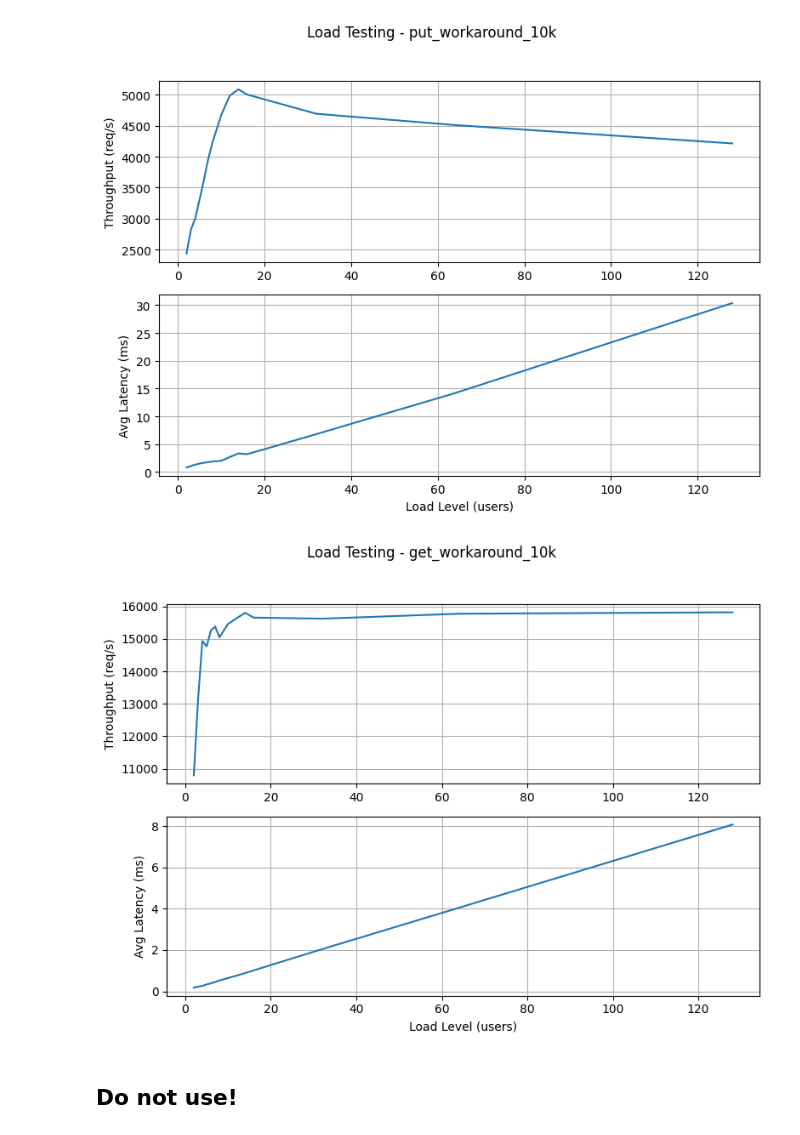
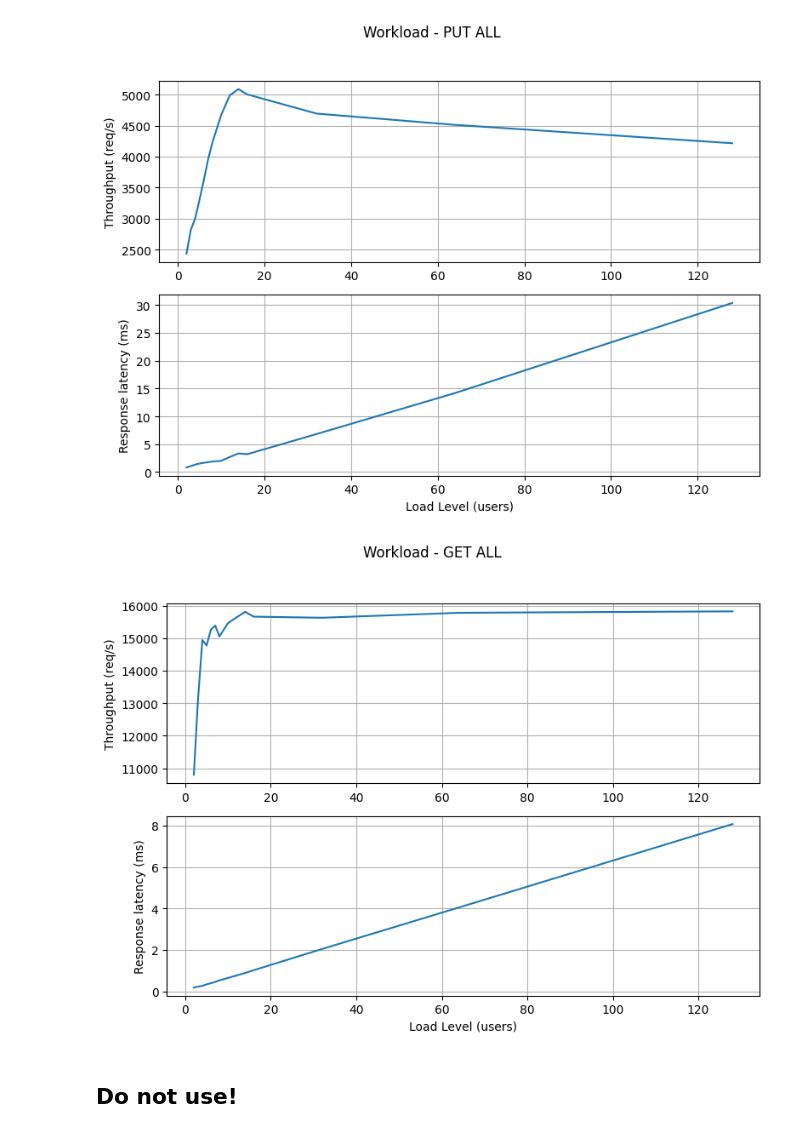
Before and after one commit to suyashjoshi404/HTTP-KV-Server, a Jupyter notebook: scripts/plot.ipynb, the cells around one changed output. Saved outputs shown, nothing was run; the diff lists cells and outputs as text; code cells hidden in the pictures.

```diff
--- a/scripts/plot.ipynb
+++ b/scripts/plot.ipynb
@@ -3,43 +3,49 @@ import pandas as pd
 import matplotlib.pyplot as plt
 
 # Load the Excel file
-file_path = "data.xlsx"
+file_path = "../results/data.xlsx"
 
 # Sheets to process
 sheets = ["put_workaround_10k", "get_workaround_10k"]
+
+# Title mapping
+title_map = {
+    "put_workaround_10k": "Workload - PUT ALL",
+    "get_workaround_10k": "Workload - GET ALL"
+}
 
 for sheet in sheets:
     # Read the sheet
     df = pd.read_excel(file_path, sheet_name=sheet)
 
     # Extract required columns
     load_levels = df[df.columns[0]]  # assumes first column is load/users
     throughput = df["Throughput (req/s)"]
     latency = df["Avg latency (ms)"]
 
     # Create plot (2 stacked subplots)
     fig, ax = plt.subplots(2, 1, figsize=(8, 6))
-    fig.suptitle(f"Load Testing - {sheet}")
+    fig.suptitle(title_map.get(sheet, sheet))
 
-    # Plot throughput
+    # Plot throughput (line only)
     ax[0].plot(load_levels, throughput)
     ax[0].set_ylabel("Throughput (req/s)")
 
-    # Plot latency
+    # Plot latency (line only)
     ax[1].plot(load_levels, latency)
-    ax[1].set_ylabel("Avg Latency (ms)")
+    ax[1].set_ylabel("Response latency (ms)")
     ax[1].set_xlabel("Load Level (users)")
 
     # Show grid for readability
     for a in ax:
         a.grid(True)
 
     # Display the figure
     plt.tight_layout(rect=[0, 0, 1, 0.95])
     plt.show()
 # %% [output]
-[figure, old version]
+[figure, new version]
-[figure, old version]
+[figure, new version]
 # %% [markdown]
 ## Do not use!
 # %%
```
Also changed, not shown: parts of 4 cells of this notebook, 12 other files.
